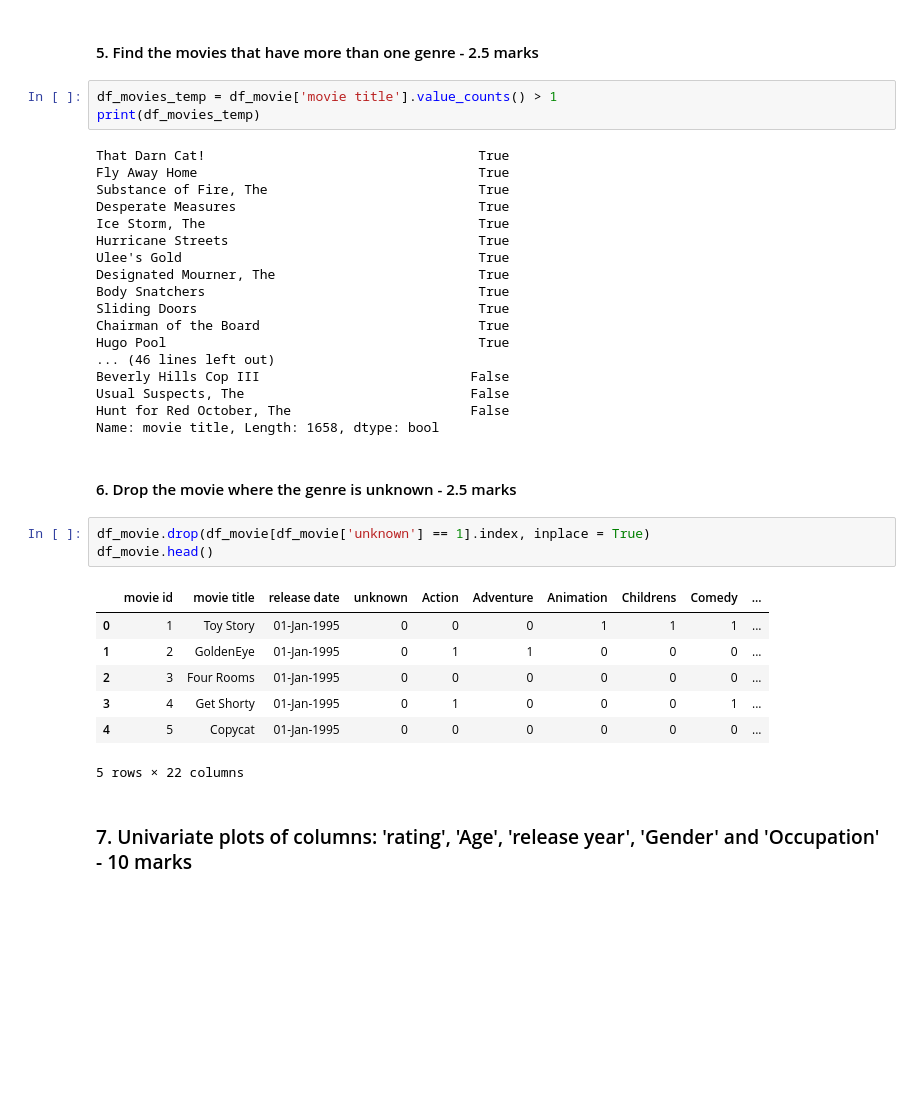
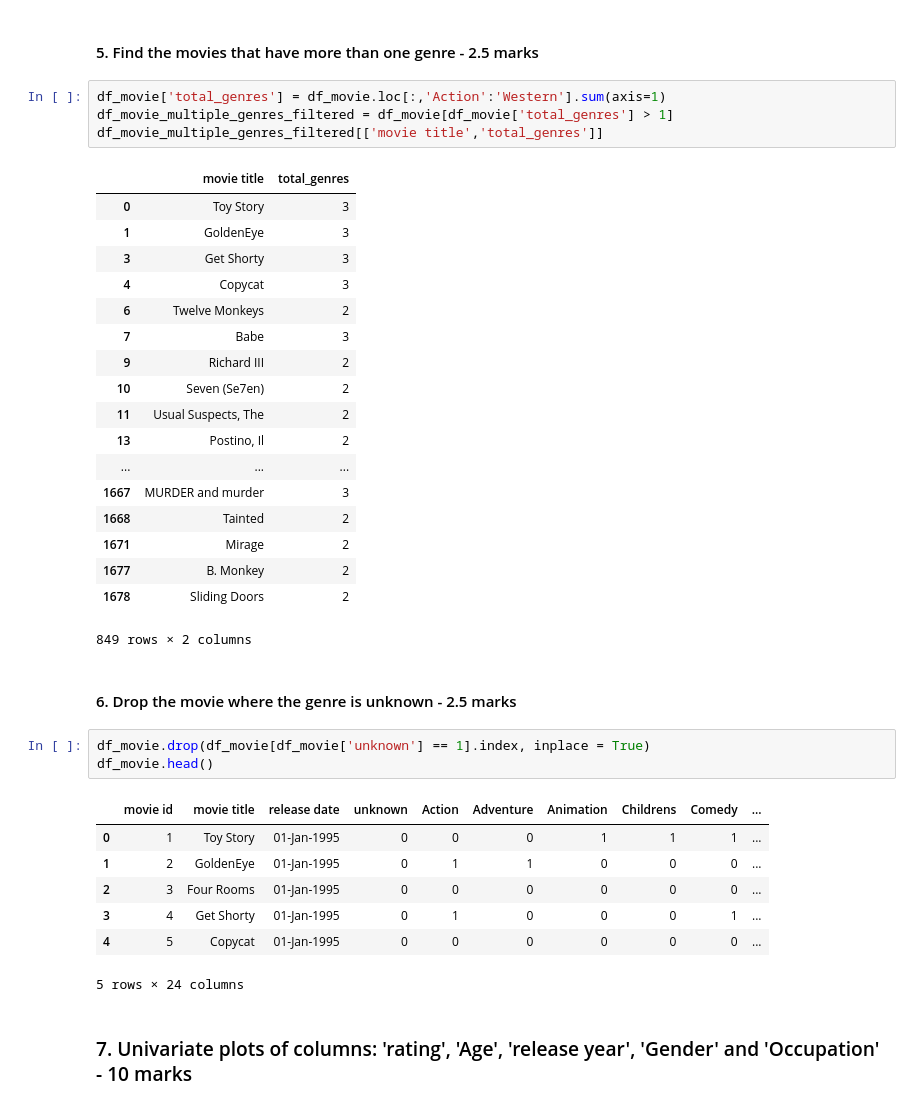
Before and after one commit to qthanglee/UAT, a Jupyter notebook: movielens/movie_lens.ipynb, the cells around one changed output. Saved outputs shown, nothing was run; the diff lists cells and outputs as text; blank space fills up the shorter version.

```diff
--- a/movielens/movie_lens.ipynb
+++ b/movielens/movie_lens.ipynb
@@ -156,26 +152,28 @@ plot_fig.set_xlabel('genre');
 # %% [markdown]
 #### 5. Find the movies that have more than one genre - 2.5 marks
-# %%
-df_movies_temp = df_movie['movie title'].value_counts() > 1
-print(df_movies_temp)
-# %% [output]
-That Darn Cat!                                   True
-Fly Away Home                                    True
-Substance of Fire, The                           True
-Desperate Measures                               True
-Ice Storm, The                                   True
-Hurricane Streets                                True
-Ulee's Gold                                      True
-Designated Mourner, The                          True
-Body Snatchers                                   True
-Sliding Doors                                    True
-Chairman of the Board                            True
-Hugo Pool                                        True
-... (46 lines left out)
-Beverly Hills Cop III                           False
-Usual Suspects, The                             False
-Hunt for Red October, The                       False
-Name: movie title, Length: 1658, dtype: bool
+# %%
+df_movie['total_genres'] = df_movie.loc[:,'Action':'Western'].sum(axis=1)
+df_movie_multiple_genres_filtered = df_movie[df_movie['total_genres'] > 1]
+df_movie_multiple_genres_filtered[['movie title','total_genres']]
+# %% [output]
+|  | movie title | total_genres |
+| 0 | Toy Story | 3 |
+| 1 | GoldenEye | 3 |
+| 3 | Get Shorty | 3 |
+| 4 | Copycat | 3 |
+| 6 | Twelve Monkeys | 2 |
+| 7 | Babe | 3 |
+| 9 | Richard III | 2 |
+| 10 | Seven (Se7en) | 2 |
+| 11 | Usual Suspects, The | 2 |
+| 13 | Postino, Il | 2 |
+| ... | ... | ... |
+| 1667 | MURDER and murder | 3 |
+| 1668 | Tainted | 2 |
+| 1671 | Mirage | 2 |
+| 1677 | B. Monkey | 2 |
+| 1678 | Sliding Doors | 2 |
+849 rows × 2 columns
 # %% [markdown]
 #### 6. Drop the movie where the genre is unknown - 2.5 marks
 # %%
@@ -188,7 +186,7 @@ df_movie.head()
 | 2 | 3 | Four Rooms | 01-Jan-1995 | 0 | 0 | 0 | 0 | 0 | 0 | ... |
 | 3 | 4 | Get Shorty | 01-Jan-1995 | 0 | 1 | 0 | 0 | 0 | 1 | ... |
 | 4 | 5 | Copycat | 01-Jan-1995 | 0 | 0 | 0 | 0 | 0 | 0 | ... |
-5 rows × 22 columns
+5 rows × 24 columns
 # %% [markdown]
 ### 7. Univariate plots of columns: 'rating', 'Age', 'release year', 'Gender' and 'Occupation' - 10 marks
 # %%
```
Also changed, not shown: parts of 6 cells of this notebook.
